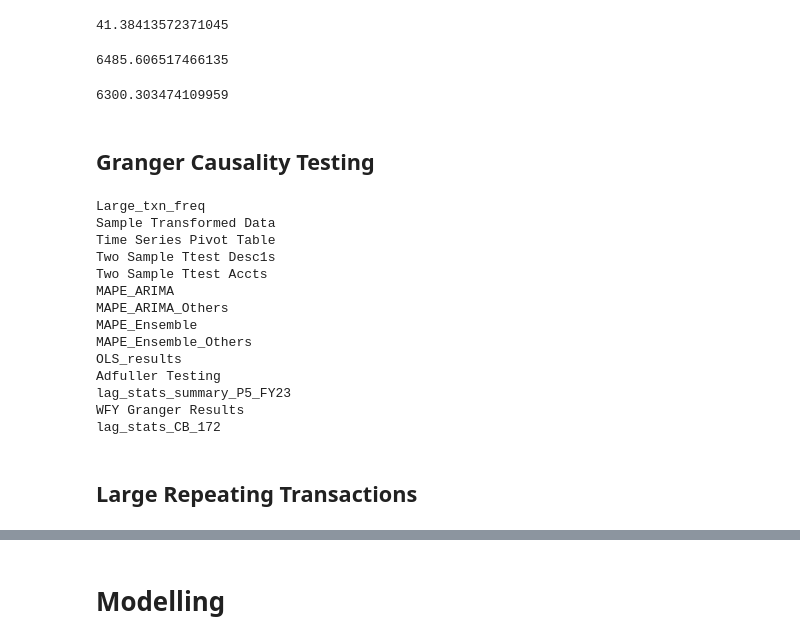
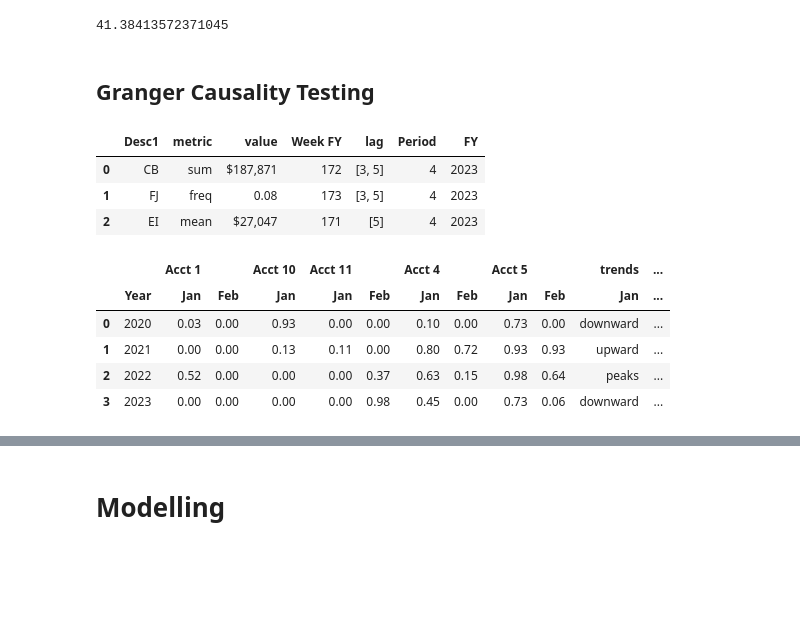
Before and after one commit to lelandjmurrin/Acquisition_Due_Dilligence_Capstone_Project, a Jupyter notebook: GeneralLedgerTxns_Models.ipynb, the cells around one changed output, grey strips where cells are left out. Saved outputs shown, nothing was run; the diff lists cells and outputs as text; code cells hidden in the pictures; blank space fills up the shorter version.

```diff
--- a/GeneralLedgerTxns_Models.ipynb
+++ b/GeneralLedgerTxns_Models.ipynb
@@ -694,13 +128,6 @@ total_txn_amt = dh.df.groupby("period_fyear").txn_amt.sum()
 )
 # %% [output]
 41.38413572371045
-# %%
-display(dh.df.query("desc1 not in @TOP3_DESC1_LIST").groupby(["period_fyear", "desc1"]).txn_amt.sum().reset_index().groupby("desc1").txn_amt.std().sort_values(ascending = False).dropna().where(lambda x: x > 0).dropna().mean(),
-dh.df.query("desc1 not in @TOP3_DESC1_LIST").groupby(["period_fyear", "desc1"]).txn_amt.sum().reset_index().groupby("desc1").txn_amt.std().sort_values(ascending = False).mean()
-)
-# %% [output]
-6485.606517466135
-6300.303474109959
 # %% [markdown]
 ## Granger Causality Testing
 # %%
@@ -719,22 +151,19 @@ metric_values = [v for v in lag_table.value]
 (lag_table
  .reset_index(names = "Desc1")
  .assign(value = [clean_transactions(metric_values[0]), round(metric_values[1], 2), clean_transactions(metric_values[2])])
- .pipe(create_ppt_table, "lag_stats_summary_P5_FY23", "Desc1 Lag Metrics for Feb FY23")
+ #.pipe(create_ppt_table, "lag_stats_summary_P5_FY23", "Desc1 Lag Metrics for Feb FY23")
  )
+# %% [output]
+|  | Desc1 | metric | value | Week FY | lag | Period | FY |
+| 0 | CB | sum | $187,871 | 172 | [3, 5] | 4 | 2023 |
+| 1 | FJ | freq | 0.08 | 173 | [3, 5] | 4 | 2023 |
+| 2 | EI | mean | $27,047 | 171 | [5] | 4 | 2023 |
 # %%
-desc1_table_dict_CB172.pipe(create_ppt_table, "lag_stats_CB_172", "Desc1 CB Comparison for Jan and Feb Periods")
+desc1_table_dict_CB172#.pipe(create_ppt_table, "lag_stats_CB_172", "Desc1 CB Comparison for Jan and Feb Periods")
 # %% [output]
-Large_txn_freq
-Sample Transformed Data
-Time Series Pivot Table
-Two Sample Ttest Desc1s
-Two Sample Ttest Accts
-MAPE_ARIMA
-MAPE_ARIMA_Others
-MAPE_Ensemble
-MAPE_Ensemble_Others
-OLS_results
-Adfuller Testing
-lag_stats_summary_P5_FY23
-WFY Granger Results
-lag_stats_CB_172
+|  |  | Acct 1 |  | Acct 10 | Acct 11 |  | Acct 4 |  | Acct 5 |  | trends | ... |
+|  | Year | Jan | Feb | Jan | Jan | Feb | Jan | Feb | Jan | Feb | Jan | ... |
+| 0 | 2020 | 0.03 | 0.00 | 0.93 | 0.00 | 0.00 | 0.10 | 0.00 | 0.73 | 0.00 | downward | ... |
+| 1 | 2021 | 0.00 | 0.00 | 0.13 | 0.11 | 0.00 | 0.80 | 0.72 | 0.93 | 0.93 | upward | ... |
+| 2 | 2022 | 0.52 | 0.00 | 0.00 | 0.00 | 0.37 | 0.63 | 0.15 | 0.98 | 0.64 | peaks | ... |
+| 3 | 2023 | 0.00 | 0.00 | 0.00 | 0.00 | 0.98 | 0.45 | 0.00 | 0.73 | 0.06 | downward | ... |
@@ -747,2 +169,0 @@ lag_table.pipe(write_or_append_to_excel, "data/visualizations_public.xlsx", "lag
-# %% [markdown]
-## Large Repeating Transactions
```
Also changed, not shown: parts of 70 cells of this notebook, 9 other files.
